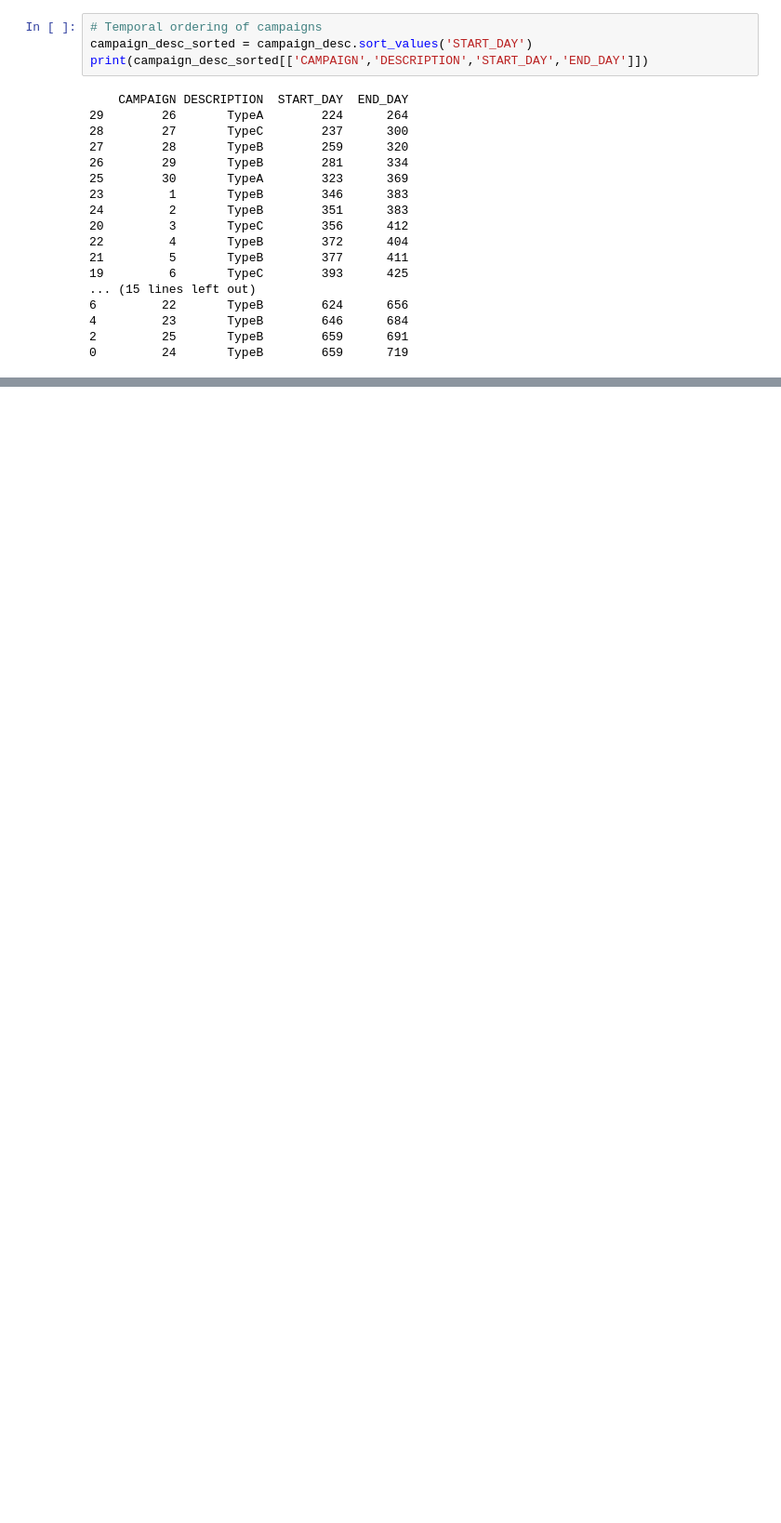
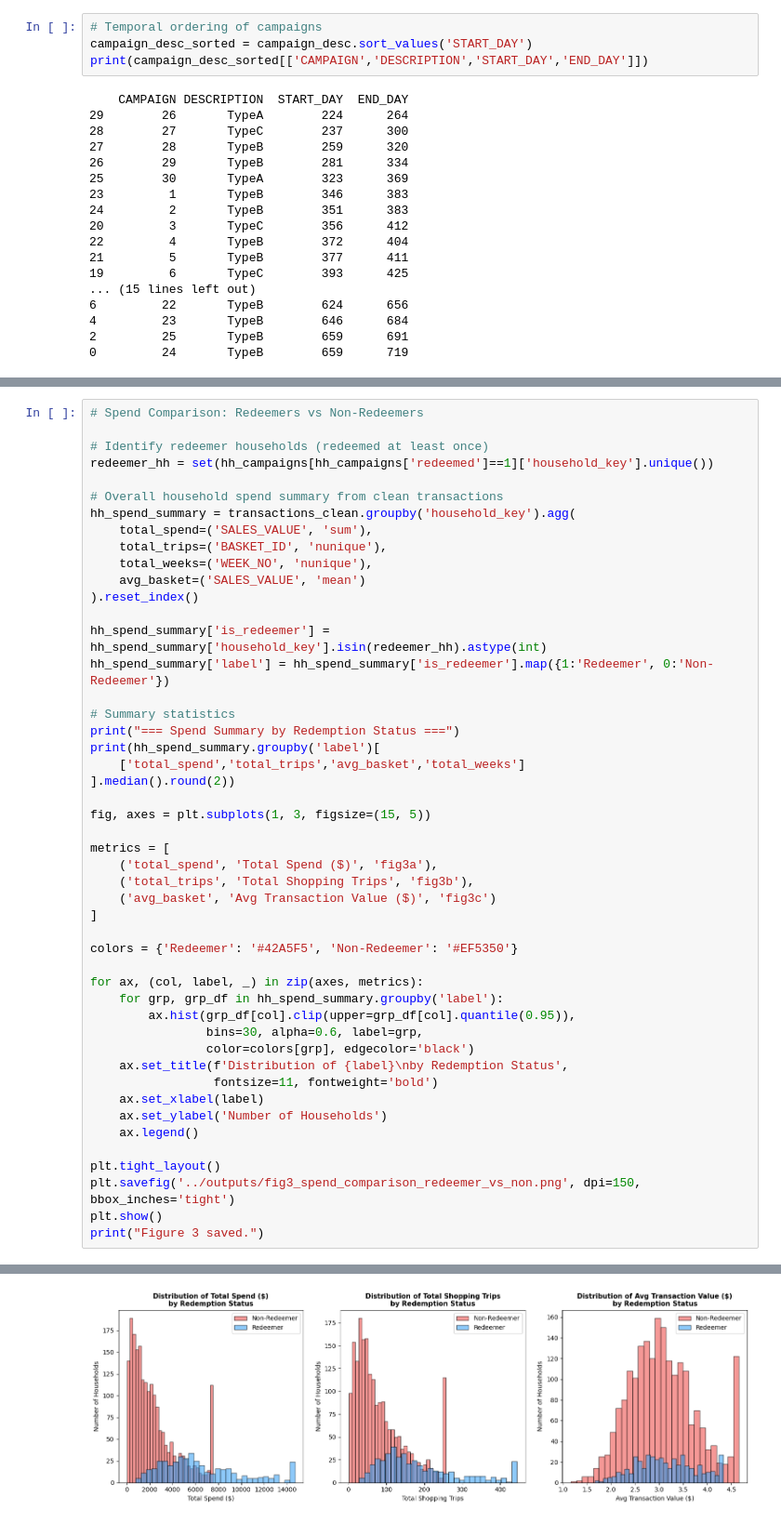
Before and after one commit to gitupmak/qm640-spending-trajectory-capstone, a Jupyter notebook: notebooks/eda.ipynb, the cells around one changed output, grey strips where cells are left out. Shown at 93% size. Drawn from its saved outputs; the diff is of its cells as text; blank space fills up the shorter version.

```diff
--- a/notebooks/eda.ipynb
+++ b/notebooks/eda.ipynb
@@ -94,0 +400,49 @@ print(campaign_desc_sorted[['CAMPAIGN','DESCRIPTION','START_DAY','END_DAY']])
+# %%
+# Spend Comparison: Redeemers vs Non-Redeemers
+
+# Identify redeemer households (redeemed at least once)
+redeemer_hh = set(hh_campaigns[hh_campaigns['redeemed']==1]['household_key'].unique())
+
+# Overall household spend summary from clean transactions
+hh_spend_summary = transactions_clean.groupby('household_key').agg(
+    total_spend=('SALES_VALUE', 'sum'),
+    total_trips=('BASKET_ID', 'nunique'),
+    total_weeks=('WEEK_NO', 'nunique'),
+    avg_basket=('SALES_VALUE', 'mean')
+).reset_index()
+
+hh_spend_summary['is_redeemer'] = hh_spend_summary['household_key'].isin(redeemer_hh).astype(int)
+hh_spend_summary['label'] = hh_spend_summary['is_redeemer'].map({1:'Redeemer', 0:'Non-Redeemer'})
+
+# Summary statistics
+print("=== Spend Summary by Redemption Status ===")
+print(hh_spend_summary.groupby('label')[
+    ['total_spend','total_trips','avg_basket','total_weeks']
+].median().round(2))
+
+fig, axes = plt.subplots(1, 3, figsize=(15, 5))
+
+metrics = [
+    ('total_spend', 'Total Spend ($)', 'fig3a'),
+    ('total_trips', 'Total Shopping Trips', 'fig3b'),
+    ('avg_basket', 'Avg Transaction Value ($)', 'fig3c')
+]
+
+colors = {'Redeemer': '#42A5F5', 'Non-Redeemer': '#EF5350'}
+
+for ax, (col, label, _) in zip(axes, metrics):
+    for grp, grp_df in hh_spend_summary.groupby('label'):
+        ax.hist(grp_df[col].clip(upper=grp_df[col].quantile(0.95)),
+                bins=30, alpha=0.6, label=grp,
+                color=colors[grp], edgecolor='black')
+    ax.set_title(f'Distribution of {label}\nby Redemption Status',
+                 fontsize=11, fontweight='bold')
+    ax.set_xlabel(label)
+    ax.set_ylabel('Number of Households')
+    ax.legend()
+
+plt.tight_layout()
+plt.savefig('../outputs/fig3_spend_comparison_redeemer_vs_non.png', dpi=150, bbox_inches='tight')
+plt.show()
+print("Figure 3 saved.")
+# %% [output]
@@ -94,0 +454 @@ print(campaign_desc_sorted[['CAMPAIGN','DESCRIPTION','START_DAY','END_DAY']])
+[figure, added]
```
Also changed, not shown: parts of 43 cells of this notebook, 15 other files.
